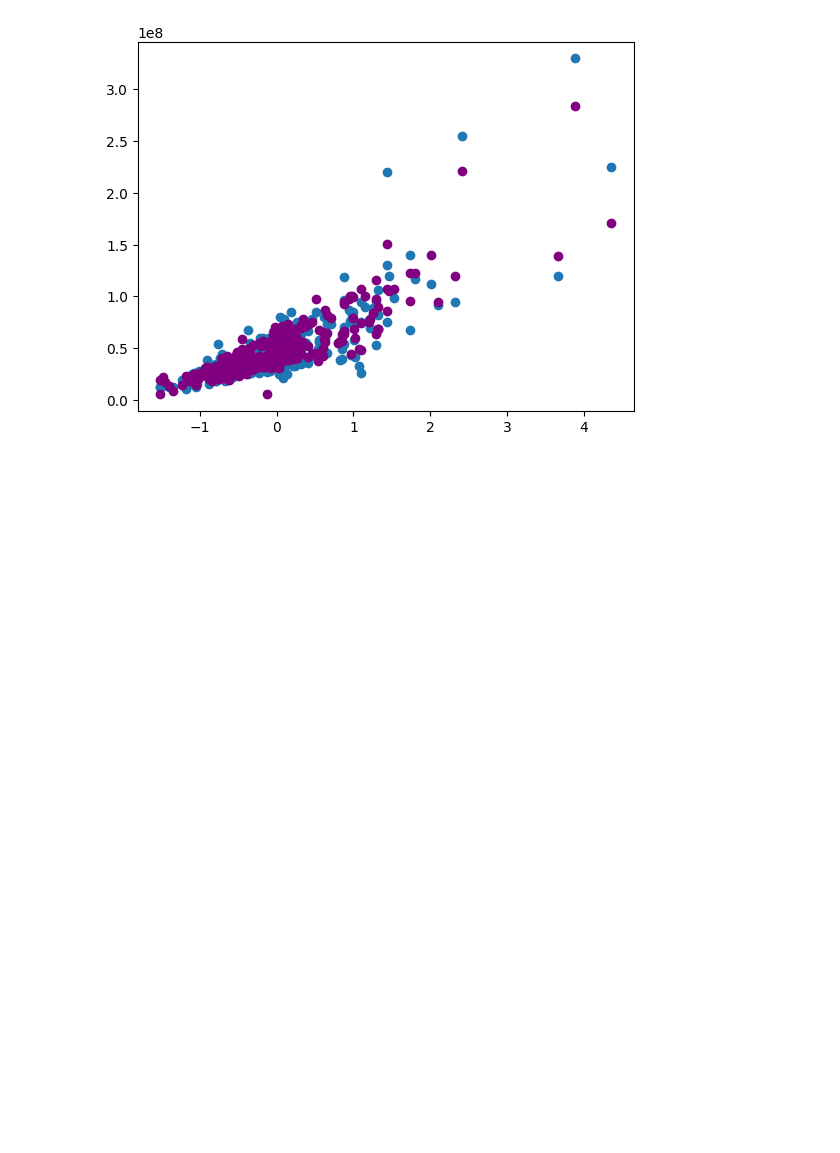
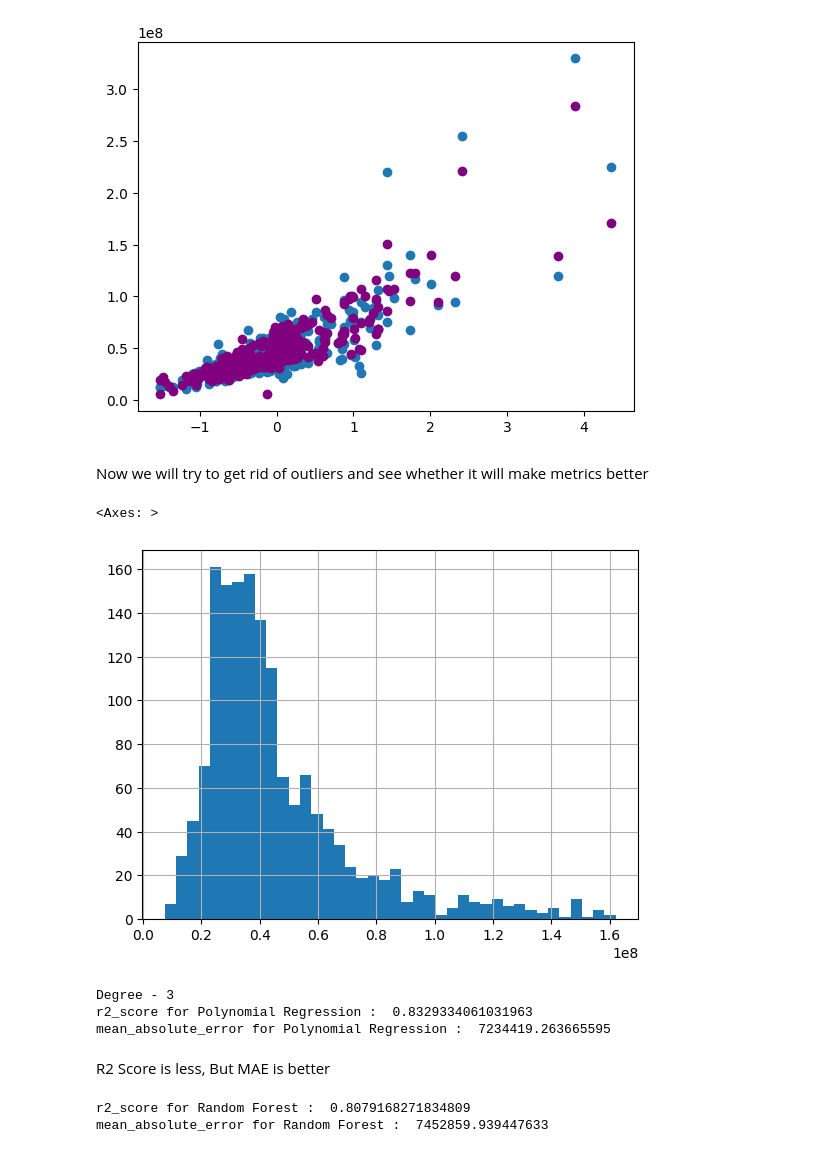
Before and after one commit to Adil7777/FlatsPricePredictionModel, a Jupyter notebook: PricePredictingModelForFlats.ipynb, the cells around one changed output. Drawn from its saved outputs; the diff is of its cells as text; code cells hidden in the pictures; blank space fills up the shorter version.

Commit message:
Deleted outliers and compared the metrics

```diff
--- a/PricePredictingModelForFlats.ipynb
+++ b/PricePredictingModelForFlats.ipynb
@@ -512,3 +512,16 @@ plt.scatter(X_test["Area"], y_predicted, color='purple')
 plt.show()
 # %% [output]
 [figure]
+# %% [markdown]
+Now we will try to get rid of outliers and see whether it will make metrics better
+# %%
+z_scores = (train_label_enc_df['Price'] - train_label_enc_df['Price'].mean()) / train_label_enc_df['Price'].std()
+
+threshold = 3
+
+train_label_enc_df = train_label_enc_df[z_scores <= threshold]
+# %%
+train_label_enc_df.Price.hist(bins=40)
+# %% [output]
+<Axes: >
+[figure, added]
@@ -514,0 +561,29 @@ plt.show()
+# %%
+poly = PolynomialFeatures(degree=3, include_bias=False)
+poly_features = poly.fit_transform(X_train_no_outliers)
+
+poly_reg_model_no_outliers = linear_model.LinearRegression()
+poly_reg_model_no_outliers.fit(poly_features, y_train_no_outliers)
+
+y_predicted_no_outliers = poly_reg_model_no_outliers.predict(poly.fit_transform(X_test_no_outliers))
+
+print(f"Degree - 3")
+print('r2_score for Polynomial Regression : ', r2_score(y_test_no_outliers, y_predicted_no_outliers))
+print('mean_absolute_error for Polynomial Regression : ', mean_absolute_error(y_test_no_outliers, y_predicted_no_outliers))
+# %% [output]
+Degree - 3
+r2_score for Polynomial Regression :  0.8329334061031963
+mean_absolute_error for Polynomial Regression :  7234419.263665595
+# %% [markdown]
+R2 Score is less, But MAE is better
+# %%
+random_forest_model_no_outliers = RandomForestRegressor(n_estimators=100, random_state=42)
+random_forest_model_no_outliers = random_forest_model_no_outliers.fit(X_train_no_outliers, y_train_no_outliers)
+
+random_forest_predictions_no_outliers = random_forest_model_no_outliers.predict(X_test_no_outliers)
+
+print('r2_score for Random Forest : ', r2_score(y_test_no_outliers, random_forest_predictions_no_outliers))
+print('mean_absolute_error for Random Forest : ', mean_absolute_error(y_test_no_outliers, random_forest_predictions_no_outliers))
+# %% [output]
+r2_score for Random Forest :  0.8079168271834809
+mean_absolute_error for Random Forest :  7452859.939447633
```
Also changed, not shown: parts of 12 cells of this notebook.
